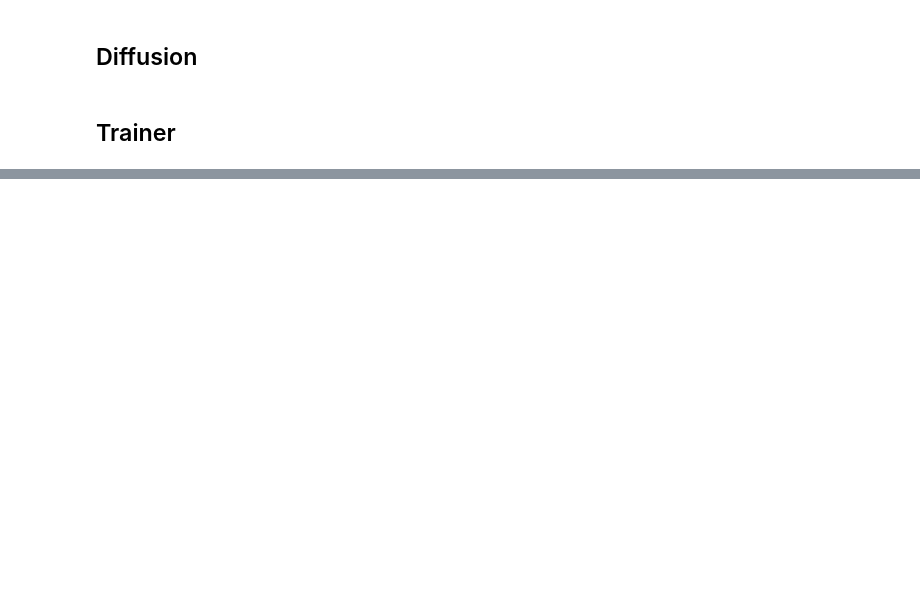
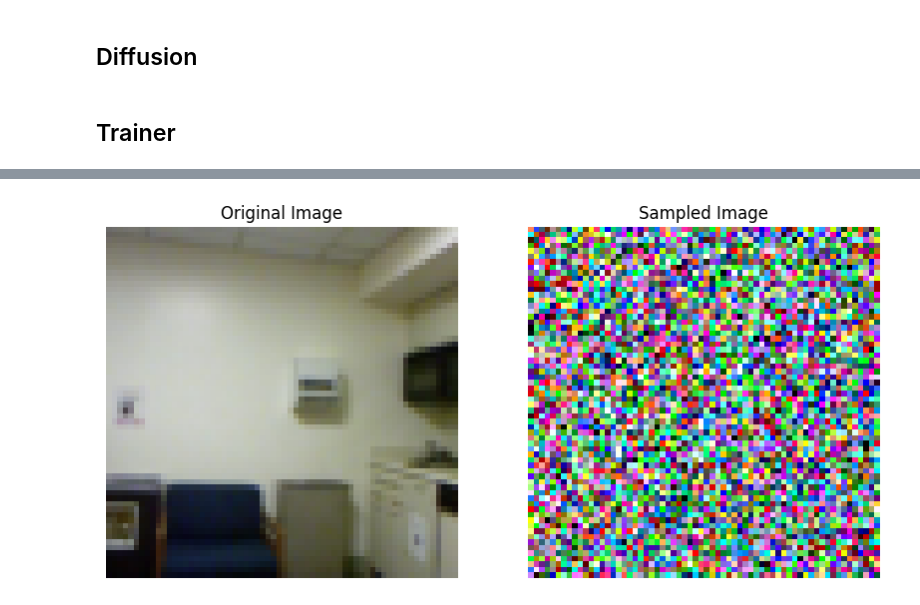
Before and after one commit to okaynils/fhnw-ds-vdl, a Jupyter notebook: notebook.ipynb, the cells around one changed output, grey strips where cells are left out. Cells and saved outputs as stored; diff of their text form; code cells hidden in the pictures; blank space fills up the shorter version.

Commit message:
adding class and depth vector

```diff
--- a/notebook.ipynb
+++ b/notebook.ipynb
@@ -15,14 +15,13 @@ image_t = transforms.Compose([
     transforms.CenterCrop(400),
     transforms.Resize(64),
     transforms.ToTensor(),
-    transforms.Normalize((1.3268, 1.1391, 1.0176), (0.5704, 0.5411, 0.5077))
 ])
 
 crop_t = transforms.Compose([
     transforms.CenterCrop(400)
 ])
 
-dataset = NYUDepthV2(root='data', download=True, preload=False, image_transform=image_t, seg_transform=crop_t, depth_transform=crop_t)
+dataset = NYUDepthV2(root='data', download=True, preload=False, image_transform=image_t, seg_transform=crop_t, depth_transform=crop_t, filtered_classes=[5, 11, 21, 26, 2, 3, 7, 64, 144, 19, 119, 157, 28, 55, 15, 59, 4, 83])
 dataloader = DataLoader(dataset, batch_size=1, shuffle=True, num_workers=4)
 # %% [output]
 Dataset already exists, skipping download.
@@ -520,17 +528,17 @@ class Trainer:
 # %%
-epochs = 1
-batch_size = 8
-learning_rate = 1e-4
-device = torch.device('cuda' if torch.cuda.is_available() else 'cpu')
+epochs = 1000
+batch_size = 1
+learning_rate = 1e-5
+device = torch.device('cuda' if torch.cuda.is_available() else 'mps')
 
-train_loader = DataLoader(dataset, batch_size=batch_size, shuffle=True, num_workers=0)
+train_loader = DataLoader(dataset[:1], batch_size=batch_size, shuffle=True, num_workers=0)
 
 # Initialize model
-num_classes = 894
-model = UNet_conditional(num_classes=num_classes, device=device)
+num_classes = 18
+model = UNet(num_classes=num_classes, device=device)
 
 # Initialize diffusion process
-diffusion = Diffusion(img_size=64, device=device)
+diffusion = Diffusion(noise_steps=1000, img_size=64, device=device)
 
 # Initialize optimizer
 optimizer = torch.optim.AdamW(model.parameters(), lr=learning_rate)
@@ -570,0 +564,2 @@ KeyboardInterrupt:
+# %%
+model.load_state_dict(torch.load('models/UNet_iii03yi7.pth'))
@@ -570,0 +576,2 @@ KeyboardInterrupt:
+# %%
+sampled_images = diffusion.sample(model, 1, torch.tensor(dataset[0][3]).unsqueeze(0).to(device), torch.tensor(dataset[0][4]).unsqueeze(0).to(device))
@@ -570,0 +582,17 @@ KeyboardInterrupt:
+# %%
+# plot the sampled image next to the original image
+plt.figure(figsize=(10, 5))
+plt.subplot(1, 2, 1)
+
+plt.imshow(dataset[0][0].permute(1, 2, 0))
+plt.title('Original Image')
+plt.axis('off')
+
+plt.subplot(1, 2, 2)
+plt.imshow(sampled_images[0].cpu().permute(1, 2, 0))
+plt.title('Sampled Image')
+plt.axis('off')
+
+plt.show()
+# %% [output]
+[figure, added]
```
Also changed, not shown: parts of 14 cells of this notebook, 9 other files.
